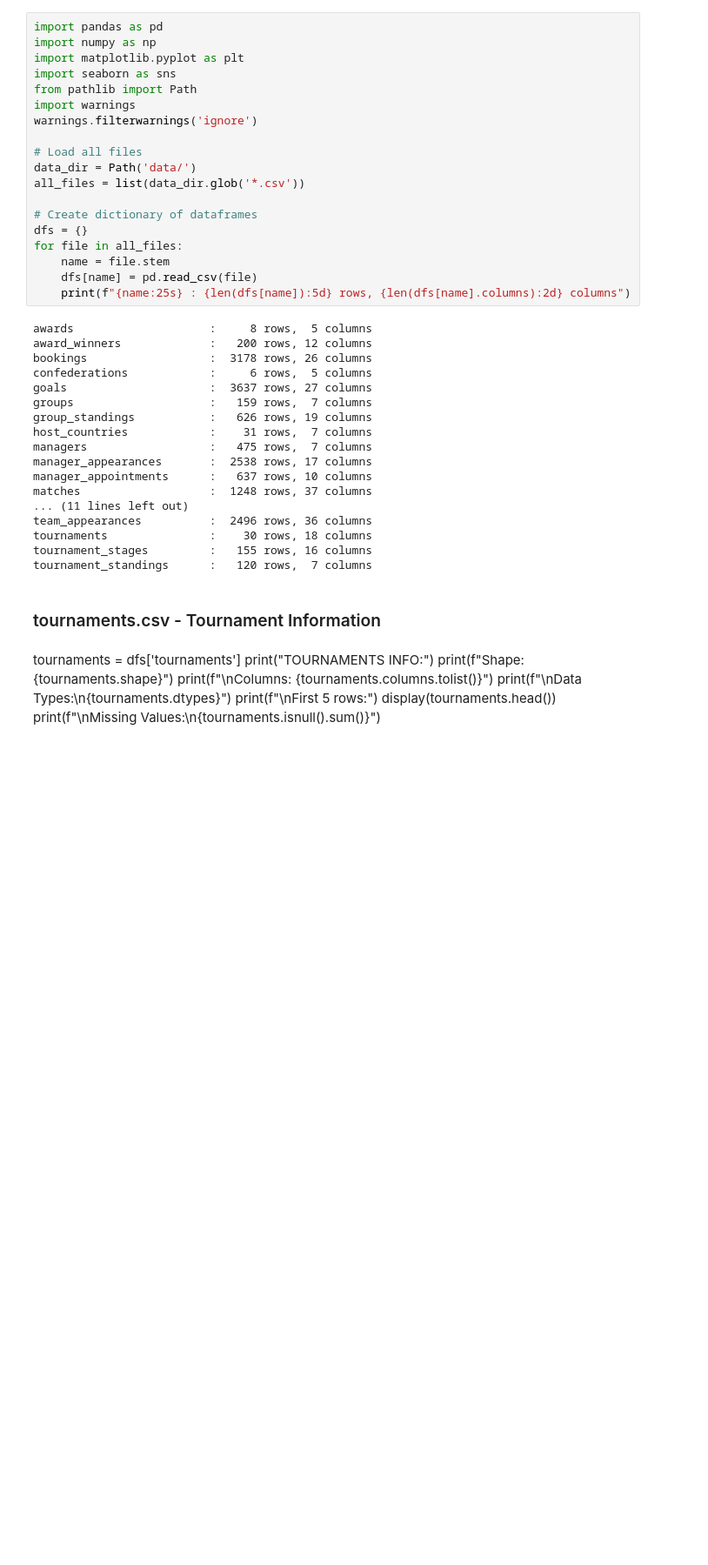
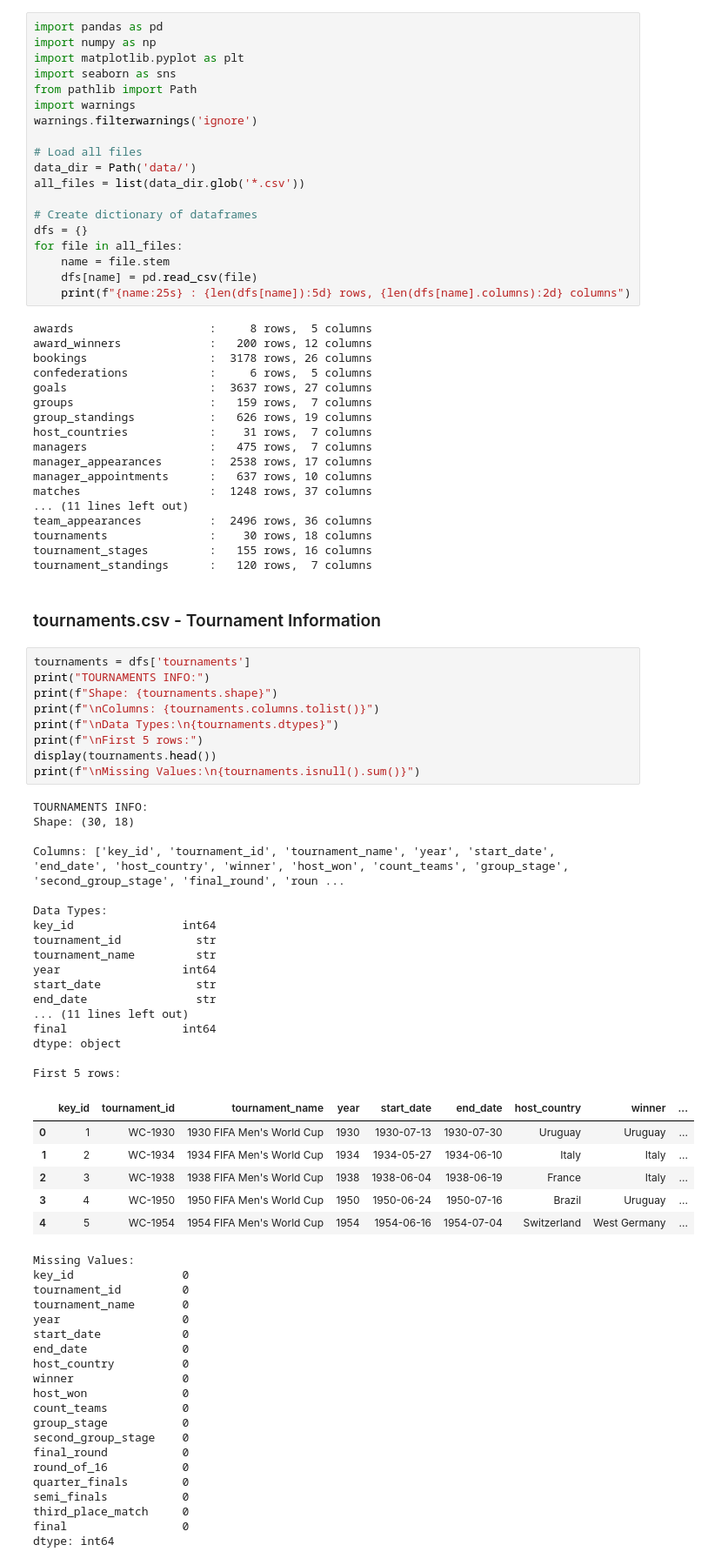
Before and after one commit to Atieng/World-Cup-2026-Goal-Prediction, a Jupyter notebook: index.ipynb, the cells around one changed output. Shown at 87% size. Cells and saved outputs as stored; diff of their text form; blank space fills up the shorter version.

```diff
--- a/index.ipynb
+++ b/index.ipynb
@@ -66,12 +66,56 @@ tournament_stages         :   155 rows, 16 columns
 tournament_standings      :   120 rows,  7 columns
 # %% [markdown]
 ### tournaments.csv - Tournament Information
-# %% [markdown]
-tournaments = dfs['tournaments']
-print("TOURNAMENTS INFO:")
-print(f"Shape: {tournaments.shape}")
-print(f"\nColumns: {tournaments.columns.tolist()}")
-print(f"\nData Types:\n{tournaments.dtypes}")
-print(f"\nFirst 5 rows:")
-display(tournaments.head())
-print(f"\nMissing Values:\n{tournaments.isnull().sum()}")
+# %%
+tournaments = dfs['tournaments']
+print("TOURNAMENTS INFO:")
+print(f"Shape: {tournaments.shape}")
+print(f"\nColumns: {tournaments.columns.tolist()}")
+print(f"\nData Types:\n{tournaments.dtypes}")
+print(f"\nFirst 5 rows:")
+display(tournaments.head())
+print(f"\nMissing Values:\n{tournaments.isnull().sum()}")
+# %% [output]
+TOURNAMENTS INFO:
+Shape: (30, 18)
+
+Columns: ['key_id', 'tournament_id', 'tournament_name', 'year', 'start_date', 'end_date', 'host_country', 'winner', 'host_won', 'count_teams', 'group_stage', 'second_group_stage', 'final_round', 'roun ...
+
+Data Types:
+key_id                int64
+tournament_id           str
+tournament_name         str
+year                  int64
+start_date              str
+end_date                str
+... (11 lines left out)
+final                 int64
+dtype: object
+
+First 5 rows:
+|  | key_id | tournament_id | tournament_name | year | start_date | end_date | host_country | winner | ... |
+| 0 | 1 | WC-1930 | 1930 FIFA Men's World Cup | 1930 | 1930-07-13 | 1930-07-30 | Uruguay | Uruguay | ... |
+| 1 | 2 | WC-1934 | 1934 FIFA Men's World Cup | 1934 | 1934-05-27 | 1934-06-10 | Italy | Italy | ... |
+| 2 | 3 | WC-1938 | 1938 FIFA Men's World Cup | 1938 | 1938-06-04 | 1938-06-19 | France | Italy | ... |
+| 3 | 4 | WC-1950 | 1950 FIFA Men's World Cup | 1950 | 1950-06-24 | 1950-07-16 | Brazil | Uruguay | ... |
+| 4 | 5 | WC-1954 | 1954 FIFA Men's World Cup | 1954 | 1954-06-16 | 1954-07-04 | Switzerland | West Germany | ... |
+Missing Values:
+key_id                0
+tournament_id         0
+tournament_name       0
+year                  0
+start_date            0
+end_date              0
+host_country          0
+winner                0
+host_won              0
+count_teams           0
+group_stage           0
+second_group_stage    0
+final_round           0
+round_of_16           0
+quarter_finals        0
+semi_finals           0
+third_place_match     0
+final                 0
+dtype: int64
```
Also changed, not shown: parts of 4 cells of this notebook.
